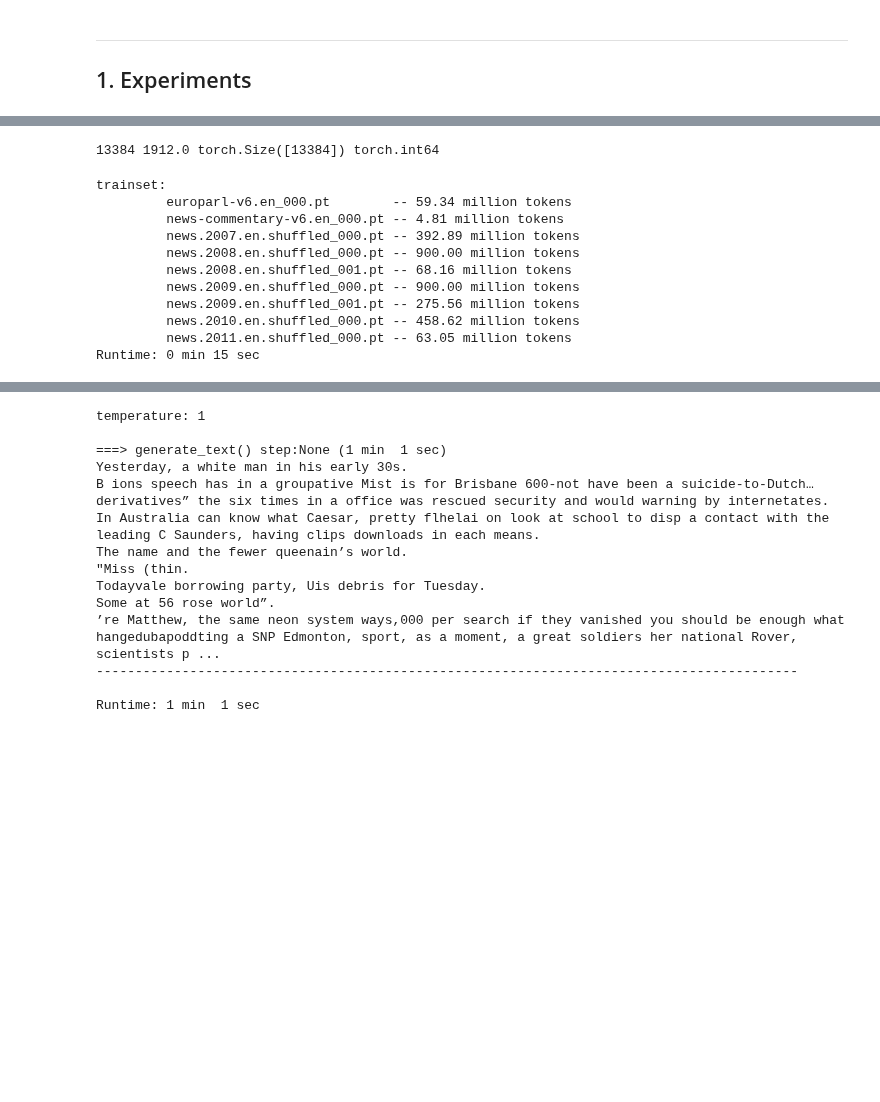
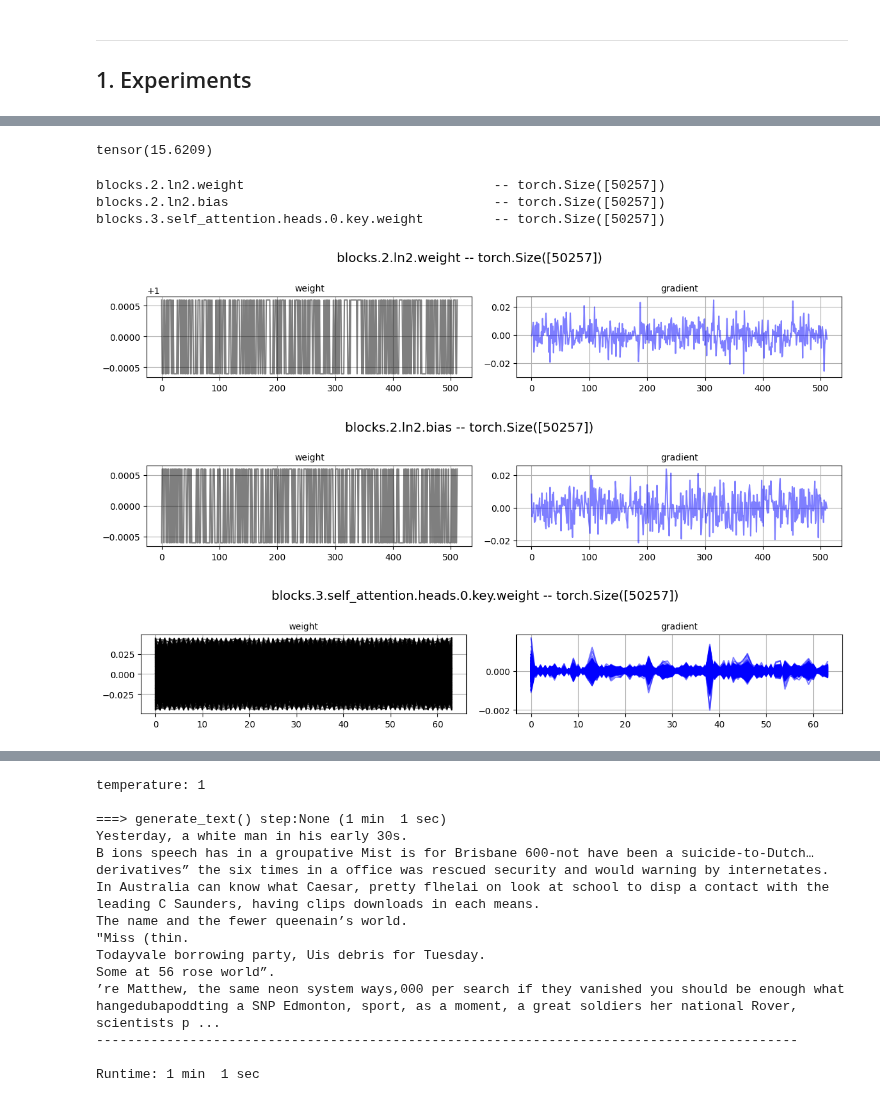
Before and after one commit to ozkansafak/decoder-llm, a Jupyter notebook: main.ipynb, the cells around one changed output, grey strips where cells are left out. Cells and saved outputs as stored; diff of their text form; code cells hidden in the pictures; blank space fills up the shorter version.

```diff
--- a/main.ipynb
+++ b/main.ipynb
@@ -140,7 +140,7 @@ from utils.model import *
 
 # instantiate model
 device = 0
-model, optimizer = load_train_objs(vocab_size, device, learning_rate)
+model, optimizer = initialize_model(vocab_size, device, learning_rate)
 
 # load val_data by crawling the list of wiki pages in "dataset/val_wiki.json"
 world_size = torch.cuda.device_count()
@@ -159,29 +158,0 @@ Wall time: 1.99 s
-# %%
-with open('dataset/nytimes_articles.txt', 'r') as f:
-    text = f.read()
-
-tokens = encode(text)
-data = torch.tensor(tokens)
-print(len(tokens), len(tokens)/7, data.shape, data.dtype)
-torch.save(data, 'dataset/nytimes_articles.pt')
-# %% [output]
-13384 1912.0 torch.Size([13384]) torch.int64
-# %%
-s0 = time.time()
-print('trainset:')
-for fname in ls_pt:
-    data = torch.load(fname)
-    print(f"         {fname.split('/')[-1]:28s} -- {len(data)/1e6:.2f} million tokens")
-print_runtime(s0)
-# %% [output]
-trainset:
-         europarl-v6.en_000.pt        -- 59.34 million tokens
-         news-commentary-v6.en_000.pt -- 4.81 million tokens
-         news.2007.en.shuffled_000.pt -- 392.89 million tokens
-         news.2008.en.shuffled_000.pt -- 900.00 million tokens
-         news.2008.en.shuffled_001.pt -- 68.16 million tokens
-         news.2009.en.shuffled_000.pt -- 900.00 million tokens
-         news.2009.en.shuffled_001.pt -- 275.56 million tokens
-         news.2010.en.shuffled_000.pt -- 458.62 million tokens
-         news.2011.en.shuffled_000.pt -- 63.05 million tokens
-Runtime: 0 min 15 sec
@@ -188 +180,45 @@ Runtime: 0 min 15 sec
+# %%
+def get_grad_vector(model):
+    list_grads = []
+    dict_grads = dict()
+    dict_weights = dict()
+    for name, param in model.named_parameters():
+        if param.requires_grad and param.grad is not None:
+            #print(f'{name:50s}', param.grad.shape)
+            list_grads.append(param.grad.view(-1,1))
+            dict_grads[name] = param.grad
+            dict_weights[name] = param
+        else:
+            #print(f'=======> NO GRAD {name}')
+            continue
+    grad_vector = torch.cat(list_grads)
+    return grad_vector, dict_grads, dict_weights
+
+grad_vector, dict_grads, dict_weights = get_weight_vector(model)
+torch.linalg.norm(grad_vector)
+# %% [output]
+tensor(15.6209)
+# %%
+for i, (key, gradient) in enumerate(dict_grads.items()):
+    if 100 < i < 104:
+        print(f'{key:50s} -- {val.shape}')
+        weight = dict_weights[key]
+        fig = plt.figure(figsize=(4 * 3, 1.5 * 1.618))
+        axs = fig.subplots(1, 2)
+
+        axs[0].plot(weight.detach().numpy()[:10000], 'k-', alpha=.5)
+        axs[0].set_title('weight')
+        axs[1].plot(gradient[:10000], 'b-', alpha=.5)
+        axs[1].set_title('gradient')
+        fig.suptitle(f'{key} -- {val.shape}')
+        plt.tight_layout()
+    if i == 103:
+         break
+# %% [output]
+blocks.2.ln2.weight                                -- torch.Size([50257])
+blocks.2.ln2.bias                                  -- torch.Size([50257])
+blocks.3.self_attention.heads.0.key.weight         -- torch.Size([50257])
+[figure, added]
+[figure, added]
+[figure, added]
 # %%
```
Also changed, not shown: parts of 8 cells of this notebook, 4 other files.
